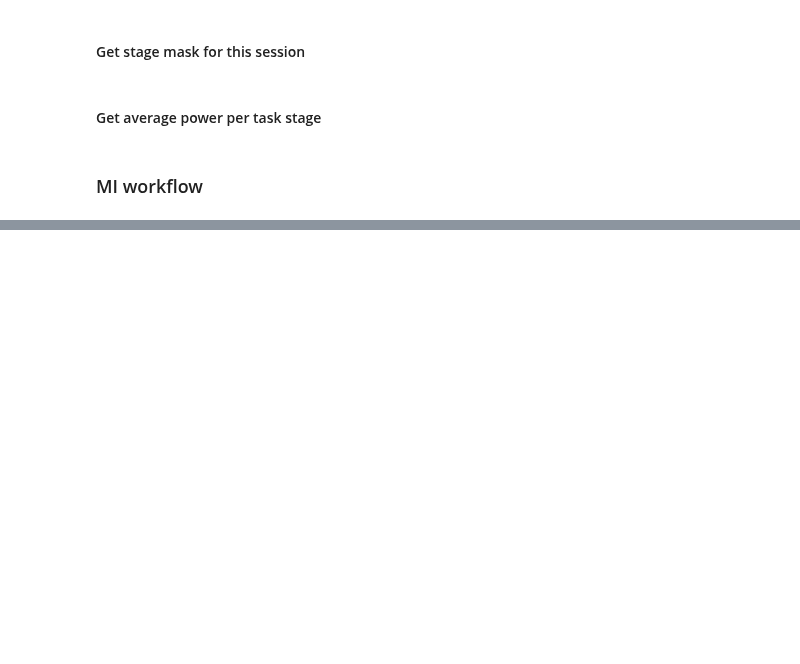
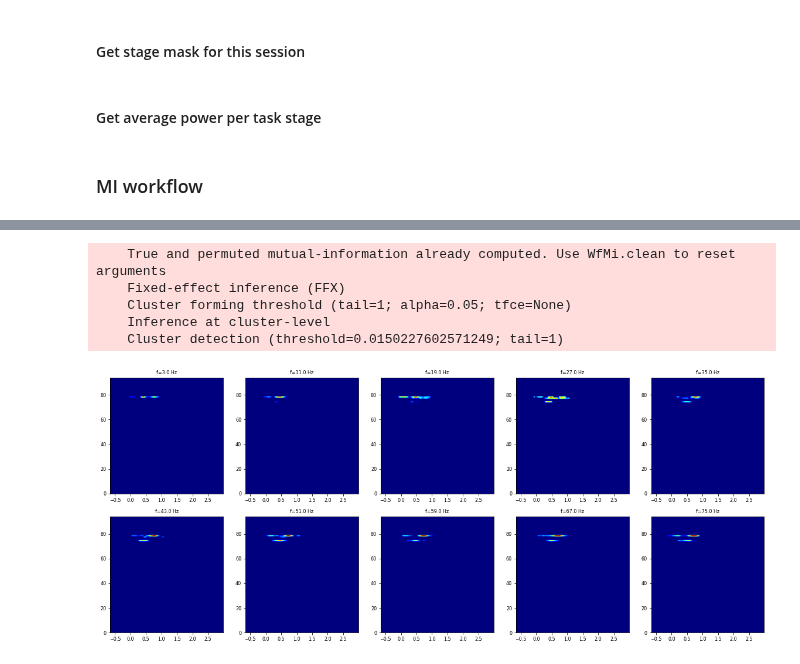
Before and after one commit to ViniciusLima94/GrayData-Analysis, a Jupyter notebook: notebooks/6.3. Stimulus encoding analysis.ipynb, the cells around one changed output, grey strips where cells are left out. Saved outputs shown, nothing was run; the diff lists cells and outputs as text; code cells hidden in the pictures; blank space fills up the shorter version.

```diff
--- a/notebooks/6.3. Stimulus encoding analysis.ipynb
+++ b/notebooks/6.3. Stimulus encoding analysis.ipynb
@@ -60,27 +60,30 @@ data = ses.filter_trials(trial_type=[1],behavioral_response=[1])
 #### Compute spectra for the data
 # %%
 # Smoothing windows
-sm_times  = 0.5
-sm_freqs  = 1
+sm_times = 0.3  # In seconds
+sm_freqs = 1
 sm_kernel = "square"
 
 # Defining parameters
-delta = 15       # Downsampling factor
-mode  = 'morlet' # ("morlet", "mt_1", "mt_2")
-#  mode  = 'multitaper' # ("morlet", "mt_1", "mt_2")
-foi   = np.array([
-        [0.1, 6.],
+delta = 20       # Downsampling factor
+mode = 'morlet'  # ("morlet", "mt_1", "mt_2")
+foi = np.array([
+        [0, 6.],
         [6., 14.],
         [14., 26.],
         [26., 42.],
         [42., 80.]
             ])
 
-n_freqs  = 50
-freqs    = np.linspace(foi[0,0], foi[-1,1], n_freqs, endpoint=True)
-n_cycles = freqs/2
+# if mode in ["morlet", "mt_1"]:
+#  n_freqs = 15
+freqs = np.linspace(3, 75, 10)
+# Frequency resolution
+#  s_f   = (foi[:,1]-foi[:,0])/4
+n_cycles = freqs/4
+mt_bandwidth = None
 # %%
 sxx = wavelet_spec(data, freqs=freqs, roi=data.roi, times="time", sfreq=data.attrs["fsample"],
-                 foi=foi, sm_times=sm_times, sm_freqs=sm_freqs, sm_kernel=sm_kernel, mode=mode,
+                 foi=None, sm_times=sm_times, sm_freqs=sm_freqs, sm_kernel=sm_kernel, mode=mode,
                  n_cycles=n_cycles, mt_bandwidth=None, decim=delta, kw_cwt={},
                  kw_mt={}, block_size=1, n_jobs=20, verbose=None)
@@ -92,7 +101,3 @@ s_mask = create_stages_time_grid(sxx.attrs["t_cue_on"], sxx.attrs["t_cue_off"],
                         sxx.times.values, sxx.sizes["trials"], flatten=False)
 # %% [markdown]
 #### Get average power per task stage
-# %%
-tmp = []
-for i, s in enumerate(stages):
-    tmp += [(sxx*s_mask[s][:,None,None,:]).sum(dim="times")/s_mask[s][:,None,None,:].sum(-1)]
@@ -127,7 +134,7 @@ Use either :
 * None and it will be infered using the distribution of permutations
 * 'tfce' for a TFCE threshold
 """
-cluster_th = 'tfce'  # {float, None, 'tfce'}
+cluster_th = None  # {float, None, 'tfce'}
 
 mi, pvalues = wf.fit(dt, mcp="cluster", cluster_th=cluster_th, **kw)
     # remove p-values that exceed 0.05
@@ -147,10 +154,20 @@ mi, pvalues = wf.fit(dt, mcp="cluster", cluster_th=cluster_th, **kw)
 #plt.autoscale(tight=True)
 
 plt.show()
+# %% [output]
+    True and permuted mutual-information already computed. Use WfMi.clean to reset arguments
+    Fixed-effect inference (FFX)
+    Cluster forming threshold (tail=1; alpha=0.05; tfce=None)
+    Inference at cluster-level
+    Cluster detection (threshold=0.0150227602571249; tail=1)
 # %%
-plt.figure(figsize=(20,4))
-for i in range(5):
-    plt.subplot(1,5,i+1)
-    extent=[pvalues.times.values[0], mi.times.values[-1], 0,22]
-    plt.imshow(mi.isel(freqs=i).T, aspect="auto", cmap="jet", origin="lower", vmax=0.04, vmio)
-    plt.colorbar()
+plt.figure(figsize=(20,8))
+aux = mi*(pvalues<=0.05)
+for i in range(10):
+    plt.subplot(2,5,i+1)
+    extent=[mi.times.values[0], mi.times.values[-1], 0, mi.sizes["roi"]]
+    plt.imshow(aux.isel(freqs=i).T, aspect="auto", cmap="jet", origin="lower", extent=extent)
+    plt.title(f"f={mi.freqs.values[i]} Hz")
+    #plt.colorbar()
+# %% [output]
+[figure, added]
```
Also changed, not shown: parts of 20 cells of this notebook, 5 other files.
